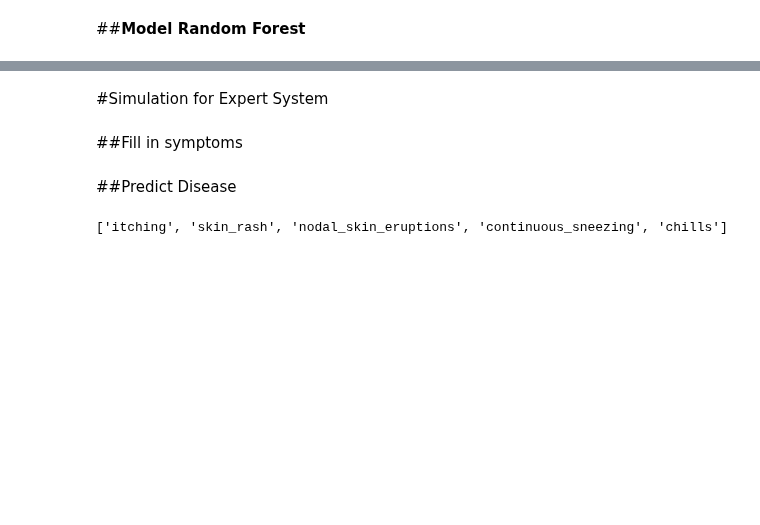
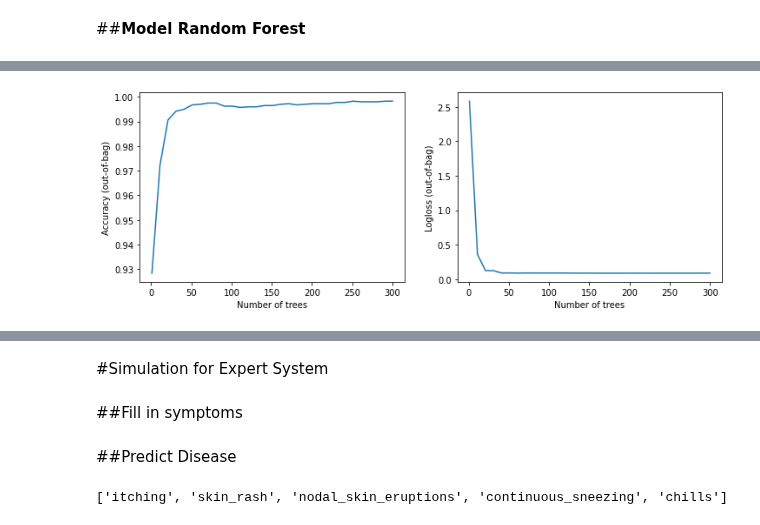
Before and after one commit to meidianarahmawati/mlt2hc7, a Jupyter notebook: Final Project.ipynb, the cells around one changed output, grey strips where cells are left out. Saved outputs shown, nothing was run; the diff lists cells and outputs as text; code cells hidden in the pictures; blank space fills up the shorter version.

```diff
--- a/Final Project.ipynb
+++ b/Final Project.ipynb
@@ -558,0 +618,6 @@ weighted avg       0.95      0.97      0.96       984
+# %%
+df_train.insert(0,'Disease',y_train_tx)
+df_test.insert(0,'Disease',y_test_tx)
+# %%
+train_ds = tfdf.keras.pd_dataframe_to_tf_dataset(df_train, label="Disease")
+test_ds = tfdf.keras.pd_dataframe_to_tf_dataset(df_test, label="Disease")
@@ -558,0 +629,3 @@ weighted avg       0.95      0.97      0.96       984
+# %%
+rf_model = tfdf.keras.RandomForestModel()
+rf_model.fit(train_ds)
@@ -558,0 +653,5 @@ weighted avg       0.95      0.97      0.96       984
+# %%
+rf_model.compile(metrics=["accuracy"])
+evaluation = rf_model.evaluate(test_ds, return_dict=True)
+for name, value in evaluation.items():
+  print(f"{name}: {value:.4f}")
@@ -558,0 +690,14 @@ weighted avg       0.95      0.97      0.96       984
+# %%
+logs = rf_model.make_inspector().training_logs()
+plt.figure(figsize=(12, 4))
+plt.subplot(1, 2, 1)
+plt.plot([log.num_trees for log in logs], [log.evaluation.accuracy for log in logs])
+plt.xlabel("Number of trees")
+plt.ylabel("Accuracy (out-of-bag)")
+plt.subplot(1, 2, 2)
+plt.plot([log.num_trees for log in logs], [log.evaluation.loss for log in logs])
+plt.xlabel("Number of trees")
+plt.ylabel("Logloss (out-of-bag)")
+plt.show()
+# %% [output]
+[figure, added]
```
Also changed, not shown: parts of 63 cells of this notebook.
